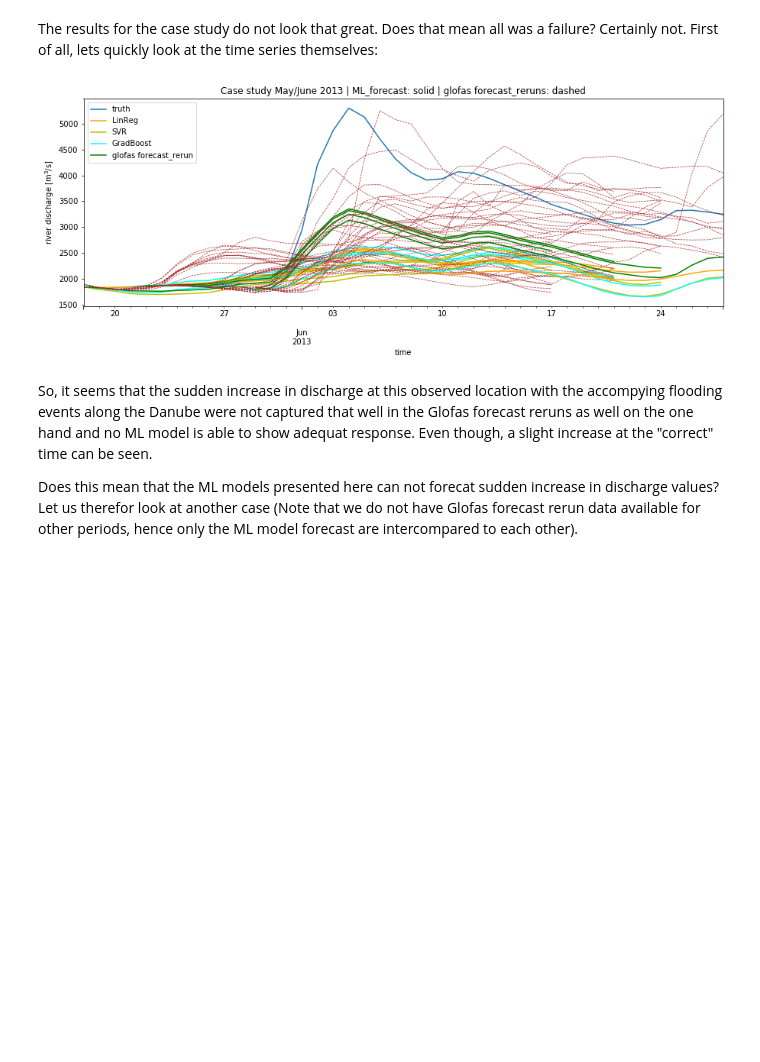
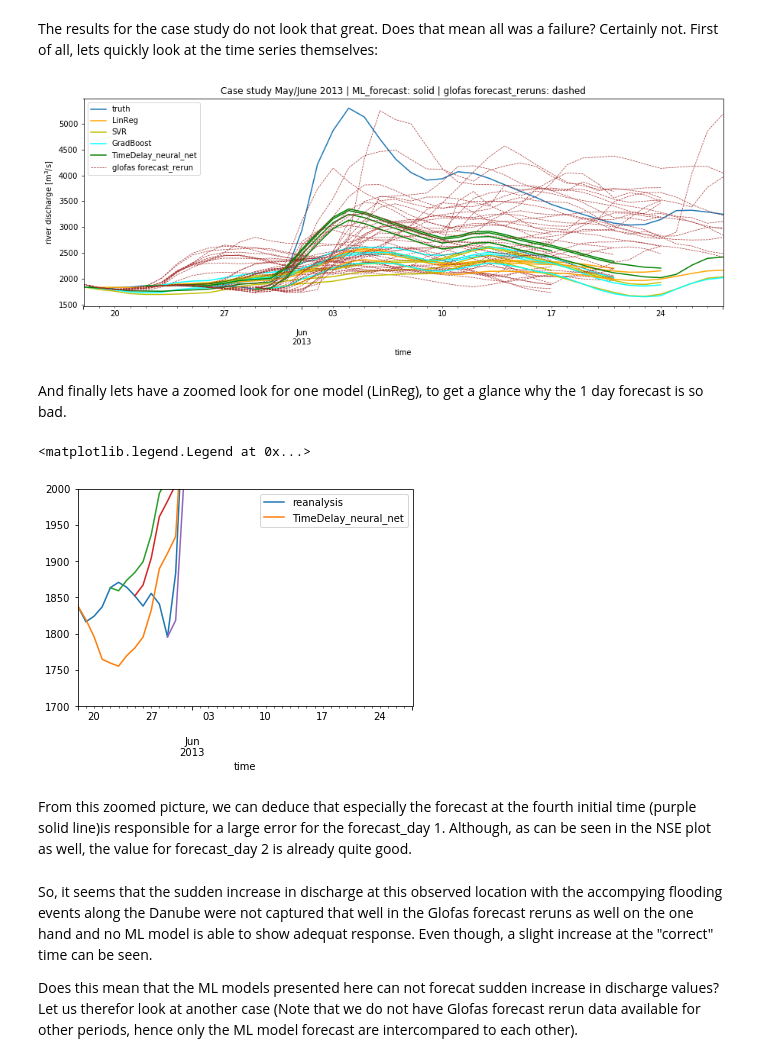
Before and after one commit to ECMWFCode4Earth/ml_flood, a Jupyter notebook: notebooks/3_model_tests/3.06_model_evaluation.ipynb, the cells around one changed output. Saved outputs shown, nothing was run; the diff lists cells and outputs as text; code cells hidden in the pictures; blank space fills up the shorter version.

```diff
--- a/notebooks/3_model_tests/3.06_model_evaluation.ipynb
+++ b/notebooks/3_model_tests/3.06_model_evaluation.ipynb
@@ -246,10 +276,23 @@ for i in fc_lr_case.num_of_forecast:
     glo_fr_case.sel(num_of_forecast=i).to_pandas().T.plot(ax=ax, label='glofas forecast_rerun', linewidth=0.7,
                                                             linestyle='--', color=cdict['forecast_rerun_median'])
 ax.set_ylabel('river discharge [m$^3$/s]')
-plt.legend(['truth', 'LinReg', 'SVR', 'GradBoost', 'glofas forecast_rerun'])
+plt.legend(['truth', 'LinReg', 'SVR', 'GradBoost', 'TimeDelay_neural_net', 'glofas forecast_rerun'])
 plt.title('Case study May/June 2013 | ML_forecast: solid | glofas forecast_reruns: dashed');
 # %% [output]
-[figure, old version]
+[figure, new version]
+# %% [markdown]
+And finally lets have a zoomed look for one model (LinReg), to get a glance why the 1 day forecast is so bad.
+# %%
+truth_case.to_pandas().T.plot()
+for i in fc_tdnn_case.num_of_forecast:
+    fc_tdnn_case.sel(num_of_forecast=i).to_pandas().T.plot()
+plt.ylim(1700, 2000)
+plt.legend(['reanalysis', 'TimeDelay_neural_net'])
+# %% [output]
+<matplotlib.legend.Legend at 0x...>
+[figure, added]
+# %% [markdown]
+From this zoomed picture, we can deduce that especially the forecast at the fourth initial time (purple solid line)is responsible for a large error for the forecast_day 1. Although, as can be seen in the NSE plot as well, the value for forecast_day 2 is already quite good.
 # %% [markdown]
 So, it seems that the sudden increase in discharge at this observed location with the accompying flooding events along the Danube were not captured that well in the Glofas forecast reruns as well on the one hand and no ML model is able to show adequat response. Even though, a slight increase at the "correct" time can be seen.
 
```
Also changed, not shown: parts of 4 cells of this notebook.
